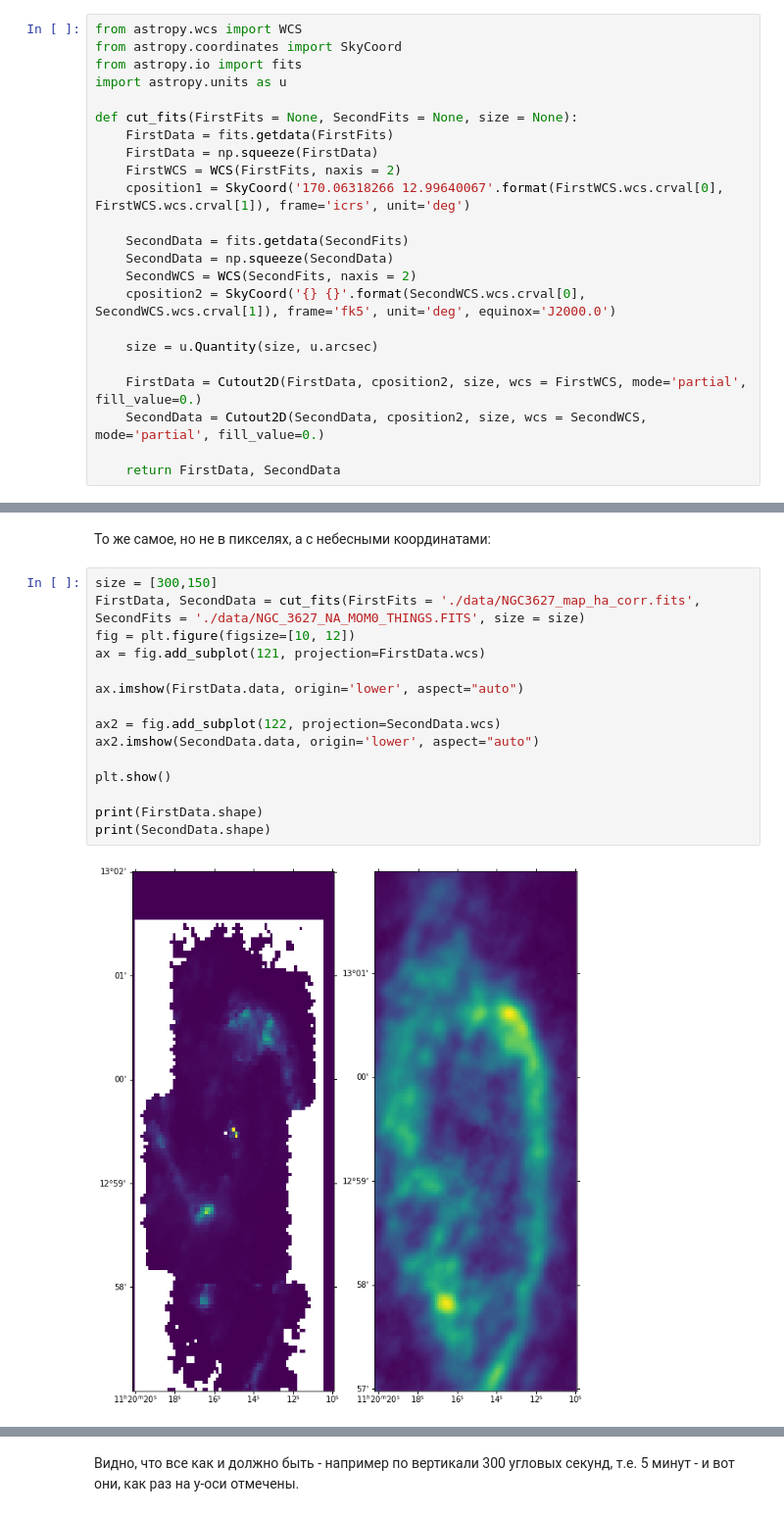
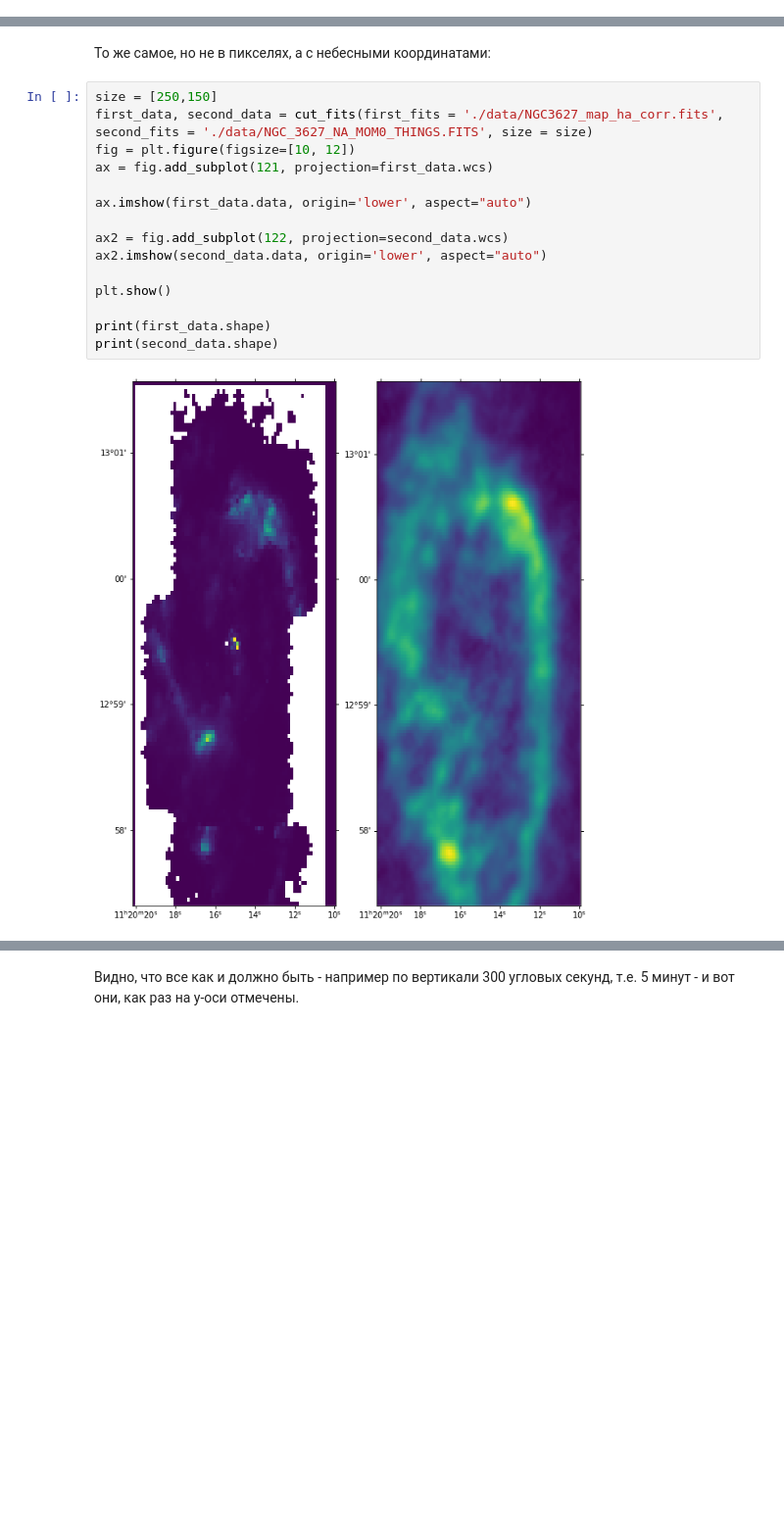
Before and after one commit to ValerieKostiuk/Course-work, a Jupyter notebook: NGC3627/main_program.ipynb, the cells around one changed output, grey strips where cells are left out. Shown at 98% size. Saved outputs shown, nothing was run; the diff lists cells and outputs as text; blank space fills up the shorter version.

```diff
--- a/NGC3627/main_program.ipynb
+++ b/NGC3627/main_program.ipynb
@@ -198,23 +62,0 @@ plt.show()
-# %%
-from astropy.wcs import WCS
-from astropy.coordinates import SkyCoord
-from astropy.io import fits
-import astropy.units as u
-
-def cut_fits(FirstFits = None, SecondFits = None, size = None):
-    FirstData = fits.getdata(FirstFits)
-    FirstData = np.squeeze(FirstData)
-    FirstWCS = WCS(FirstFits, naxis = 2)
-    cposition1 = SkyCoord('170.06318266 12.99640067'.format(FirstWCS.wcs.crval[0], FirstWCS.wcs.crval[1]), frame='icrs', unit='deg')
-
-    SecondData = fits.getdata(SecondFits)
-    SecondData = np.squeeze(SecondData)
-    SecondWCS = WCS(SecondFits, naxis = 2)
-    cposition2 = SkyCoord('{} {}'.format(SecondWCS.wcs.crval[0], SecondWCS.wcs.crval[1]), frame='fk5', unit='deg', equinox='J2000.0')
-
-    size = u.Quantity(size, u.arcsec)
-
-    FirstData = Cutout2D(FirstData, cposition2, size, wcs = FirstWCS, mode='partial', fill_value=0.)
-    SecondData = Cutout2D(SecondData, cposition2, size, wcs = SecondWCS, mode='partial', fill_value=0.)
-
-    return FirstData, SecondData
@@ -238,19 +96,19 @@ print(SecondData.shape)
 # %% [markdown]
 То же самое, но не в пикселях, а с небесными координатами:
 # %%
-size = [300,150]
-FirstData, SecondData = cut_fits(FirstFits = './data/NGC3627_map_ha_corr.fits', SecondFits = './data/NGC_3627_NA_MOM0_THINGS.FITS', size = size)
+size = [250,150]
+first_data, second_data = cut_fits(first_fits = './data/NGC3627_map_ha_corr.fits', second_fits = './data/NGC_3627_NA_MOM0_THINGS.FITS', size = size)
 fig = plt.figure(figsize=[10, 12])
-ax = fig.add_subplot(121, projection=FirstData.wcs)
+ax = fig.add_subplot(121, projection=first_data.wcs)
 
-ax.imshow(FirstData.data, origin='lower', aspect="auto")
+ax.imshow(first_data.data, origin='lower', aspect="auto")
 
-ax2 = fig.add_subplot(122, projection=SecondData.wcs)
-ax2.imshow(SecondData.data, origin='lower', aspect="auto")
+ax2 = fig.add_subplot(122, projection=second_data.wcs)
+ax2.imshow(second_data.data, origin='lower', aspect="auto")
 
 plt.show()
 
-print(FirstData.shape)
-print(SecondData.shape)
+print(first_data.shape)
+print(second_data.shape)
 # %% [output]
-[figure, old version]
+[figure, new version]
```
Also changed, not shown: parts of 30 cells of this notebook.
